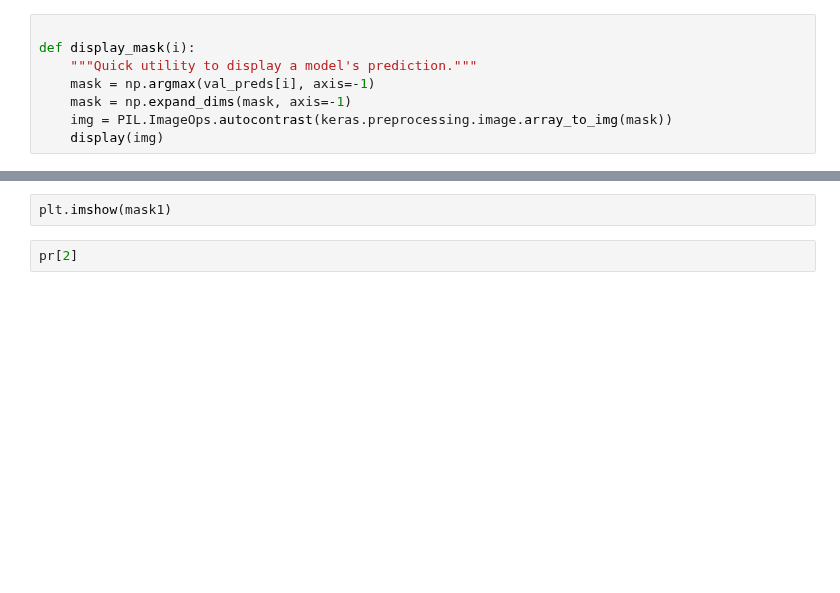
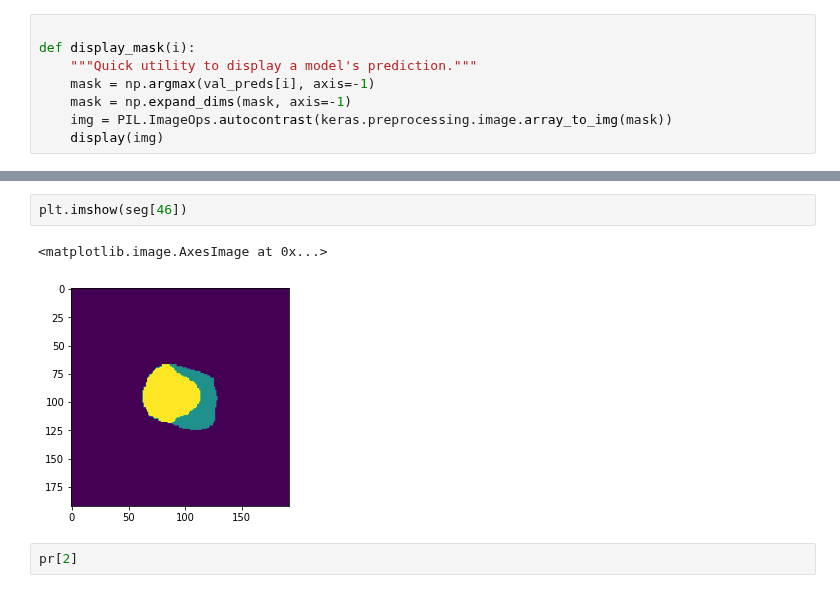
Before and after one commit to qazalmehrban/Medical-Segmentation, a Jupyter notebook: Unet_test.ipynb, the cells around one changed output, grey strips where cells are left out. Cells and saved outputs as stored; diff of their text form; blank space fills up the shorter version.

```diff
--- a/Unet_test.ipynb
+++ b/Unet_test.ipynb
@@ -258,5 +327,8 @@ mask1 = np.argmax(pr[20], axis=-1)
 # %%
-plt.imshow(mask1)
+plt.imshow(seg[46])
+# %% [output]
+<matplotlib.image.AxesImage at 0x...>
+[figure, added]
 # %%
 pr[2]
 # %% [markdown]
```
Also changed, not shown: parts of 18 cells of this notebook.
